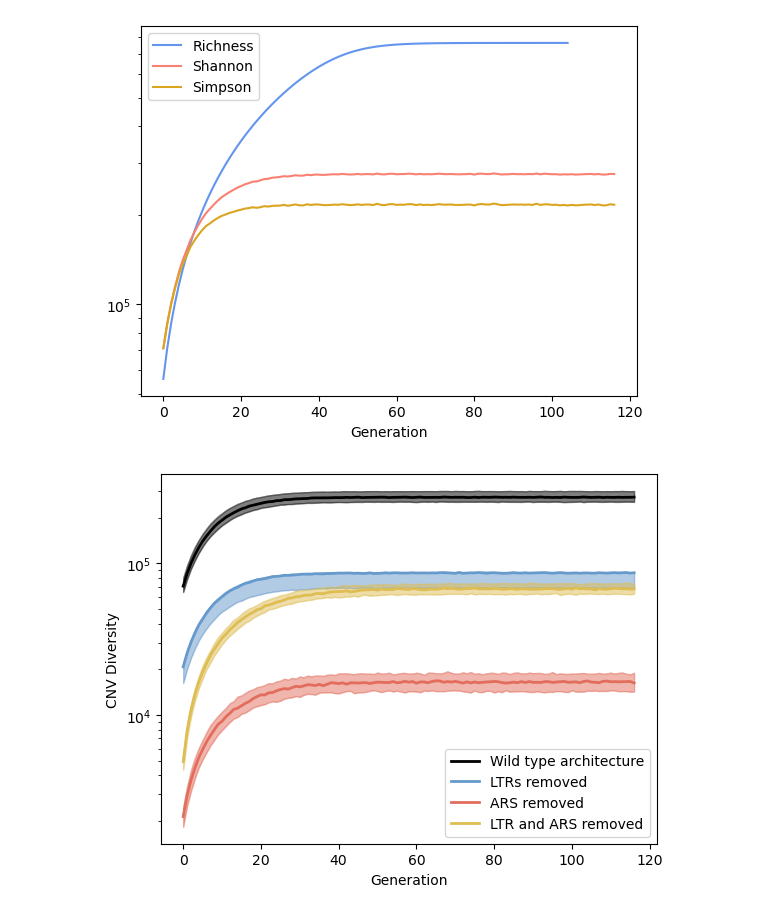
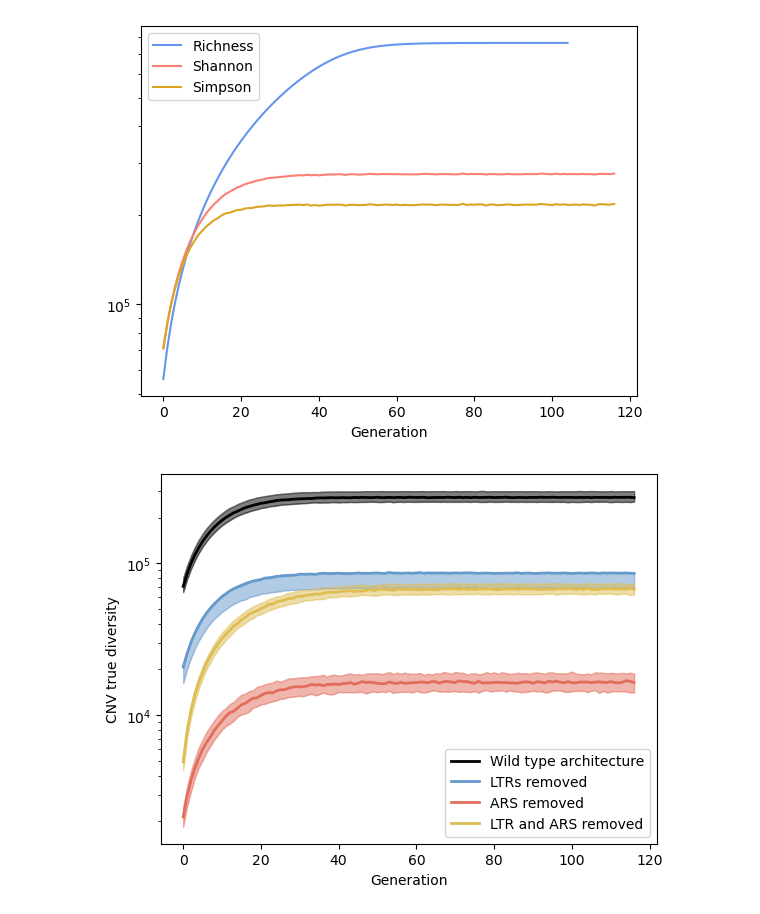
Before and after one commit to yoavram-lab/chuong_et_al, a Jupyter notebook: Diversity.ipynb, the cells around one changed output. Drawn from its saved outputs; the diff is of its cells as text; code cells hidden in the pictures.

Commit message:
fixed y axis label to true diversity

```diff
--- a/Diversity.ipynb
+++ b/Diversity.ipynb
@@ -125,32 +125,32 @@ def plot_shannon_diversity(ax, line, s,m,p0, legend, linewidth):
         tot_p, Q, P = calc_c1_c2_prob(ax,s,m,p0, np.inf, color='k', plot=False, max_gen=j)
         shannon = 0
         for i in range(len(Q)):
             p = max(1e-12,(P[i]/Q[i])/P.sum()) # Proportion of each CNV population
             shannon -= Q[i]*p*np.log(p) # Q[i] populations with the same proportion
         plot_shannon.append(np.exp(shannon))
     if legend:
         ax.plot(plot_shannon, color=rep_colors[line], label=label_dict[line], linewidth=linewidth)
         ax.legend()
     else:
         ax.plot(plot_shannon, color=rep_colors[line], linewidth=linewidth)
 
     return plot_shannon
 
 fig,ax = plt.subplots()
 overall_maps = pd.read_csv('maps/overall_maps.csv', index_col=0)
 overall_samples = pd.read_csv('maps/overall_posterior_samples.csv', index_col=0)
 for line in ['wt','ltr','ars','all']:
     s,m,p0 = 10**overall_maps.loc[line,:][2:]
     y = plot_shannon_diversity(ax,line,s,m,p0, legend=True, linewidth=2)
     s_25, m_25, p_25 = 10**overall_samples[overall_samples['line']==line].quantile(0.25)[-3:]
     y_25 = plot_shannon_diversity(ax,line,s_25,m_25,p_25, legend=False, linewidth=0.1)
     s_75, m_75, p_75 = 10**overall_samples[overall_samples['line']==line].quantile(0.75)[-3:]
     y_75 = plot_shannon_diversity(ax,line,s_75, m_75, p_75, legend=False, linewidth=0.1)
     ax.fill_between([i for i in range(len(y))],y_25,y_75, color= rep_colors[line], alpha=0.5)
 
 ax.set_yscale('log')
-ax.set_ylabel('CNV Diversity')
+ax.set_ylabel('CNV true diversity')
 ax.set_xlabel('Generation')
 plt.show()
 # %% [output]
-[figure, old version]
+[figure, new version]
```
Also changed, not shown: parts of 1 cell of this notebook.
